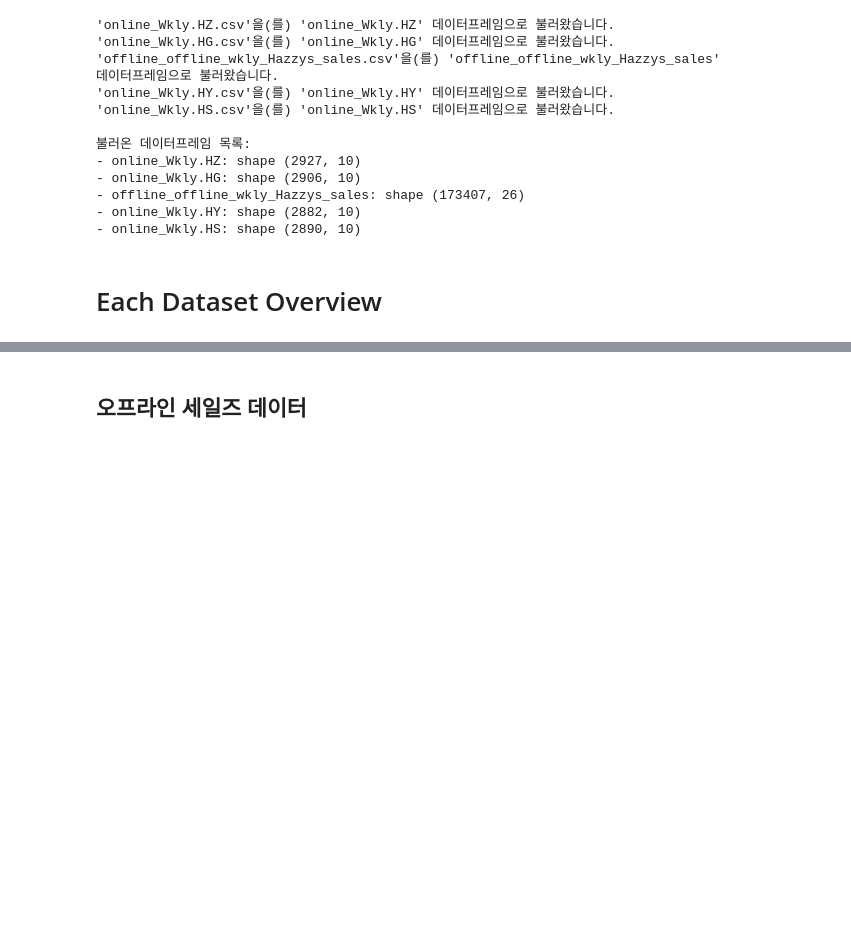
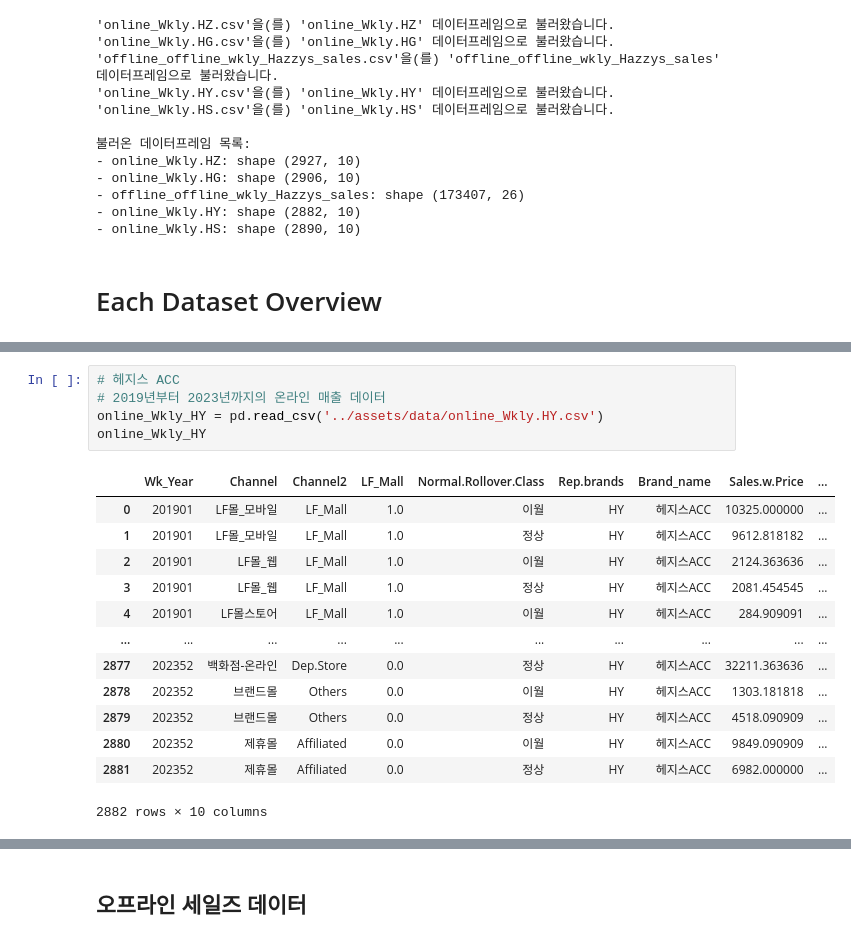
Before and after one commit to 0minKoh/time-series-analysis, a Jupyter notebook: EDA/eda.ipynb, the cells around one changed output, grey strips where cells are left out. Saved outputs shown, nothing was run; the diff lists cells and outputs as text; blank space fills up the shorter version.

```diff
--- a/EDA/eda.ipynb
+++ b/EDA/eda.ipynb
@@ -59,0 +98,19 @@ for df_name, df in dataframes.items():
+# %%
+# 헤지스 ACC
+# 2019년부터 2023년까지의 온라인 매출 데이터
+online_Wkly_HY = pd.read_csv('../assets/data/online_Wkly.HY.csv')
+online_Wkly_HY
+# %% [output]
+|  | Wk_Year | Channel | Channel2 | LF_Mall | Normal.Rollover.Class | Rep.brands | Brand_name | Sales.w.Price | ... |
+| 0 | 201901 | LF몰_모바일 | LF_Mall | 1.0 | 이월 | HY | 헤지스ACC | 10325.000000 | ... |
+| 1 | 201901 | LF몰_모바일 | LF_Mall | 1.0 | 정상 | HY | 헤지스ACC | 9612.818182 | ... |
+| 2 | 201901 | LF몰_웹 | LF_Mall | 1.0 | 이월 | HY | 헤지스ACC | 2124.363636 | ... |
+| 3 | 201901 | LF몰_웹 | LF_Mall | 1.0 | 정상 | HY | 헤지스ACC | 2081.454545 | ... |
+| 4 | 201901 | LF몰스토어 | LF_Mall | 1.0 | 이월 | HY | 헤지스ACC | 284.909091 | ... |
+| ... | ... | ... | ... | ... | ... | ... | ... | ... | ... |
+| 2877 | 202352 | 백화점-온라인 | Dep.Store | 0.0 | 정상 | HY | 헤지스ACC | 32211.363636 | ... |
+| 2878 | 202352 | 브랜드몰 | Others | 0.0 | 이월 | HY | 헤지스ACC | 1303.181818 | ... |
+| 2879 | 202352 | 브랜드몰 | Others | 0.0 | 정상 | HY | 헤지스ACC | 4518.090909 | ... |
+| 2880 | 202352 | 제휴몰 | Affiliated | 0.0 | 이월 | HY | 헤지스ACC | 9849.090909 | ... |
+| 2881 | 202352 | 제휴몰 | Affiliated | 0.0 | 정상 | HY | 헤지스ACC | 6982.000000 | ... |
+2882 rows × 10 columns
```
Also changed, not shown: parts of 10 cells of this notebook.
